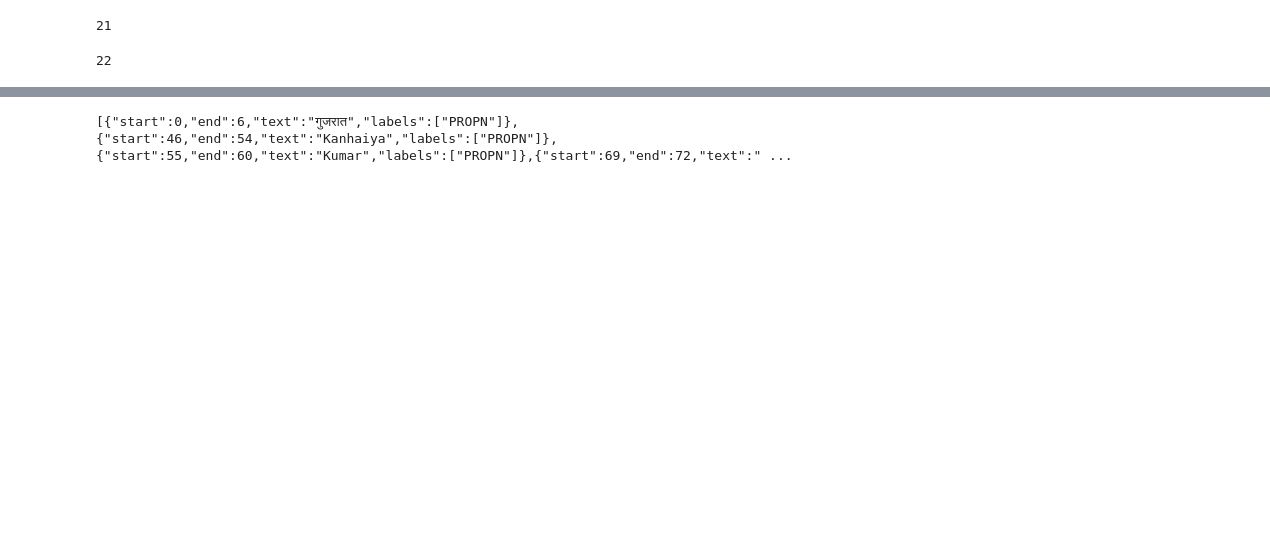
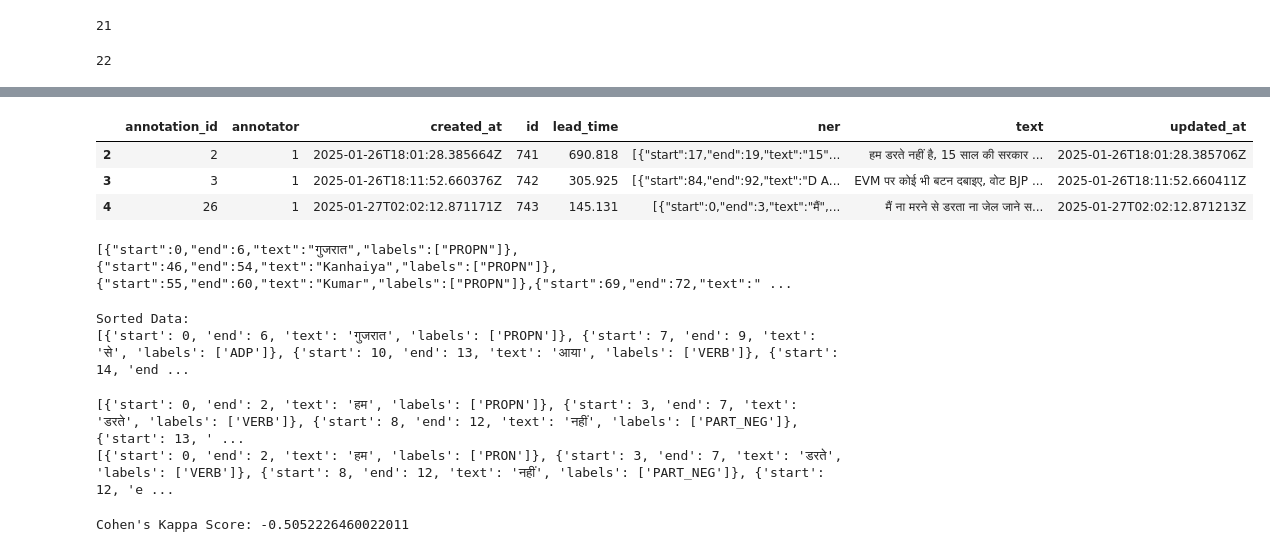
Before and after one commit to ShivanshGupta02/CS_203_Assignment3, a Jupyter notebook: TASK-3/CS_203_Assignment3_Task3.ipynb, the cells around one changed output, grey strips where cells are left out. Cells and saved outputs as stored; diff of their text form; code cells hidden in the pictures; blank space fills up the shorter version.

```diff
--- a/TASK-3/CS_203_Assignment3_Task3.ipynb
+++ b/TASK-3/CS_203_Assignment3_Task3.ipynb
@@ -128,4 +172,84 @@ len(jaya_nlp)
+# %%
+jaya_nlp.head(3)
+# %% [output]
+|  | annotation_id | annotator | created_at | id | lead_time | ner | text | updated_at |
+| 2 | 2 | 1 | 2025-01-26T18:01:28.385664Z | 741 | 690.818 | [{"start":17,"end":19,"text":"15"... | हम डरते नहीं है, 15 साल की सरकार ... | 2025-01-26T18:01:28.385706Z |
+| 3 | 3 | 1 | 2025-01-26T18:11:52.660376Z | 742 | 305.925 | [{"start":84,"end":92,"text":"D A... | EVM पर कोई भी बटन दबाइए, वोट BJP ... | 2025-01-26T18:11:52.660411Z |
+| 4 | 26 | 1 | 2025-01-27T02:02:12.871171Z | 743 | 145.131 | [{"start":0,"end":3,"text":"मैं",... | मैं ना मरने से डरता ना जेल जाने स... | 2025-01-27T02:02:12.871213Z |
 # %%
 print(shivansh_nlp['ner'][5])
 # %% [output]
 [{"start":0,"end":6,"text":"गुजरात","labels":["PROPN"]},{"start":46,"end":54,"text":"Kanhaiya","labels":["PROPN"]},{"start":55,"end":60,"text":"Kumar","labels":["PROPN"]},{"start":69,"end":72,"text":" ...
+# %%
+import json
+
+# Assuming shivansh_nlp['ner'][5] contains a string
+data = shivansh_nlp['ner'][5]
+
+# Convert the string to a Python list of dictionaries
+if isinstance(data, str):
+    data = json.loads(data)
+
+# Now sort the data by 'start'
+sorted_data = sorted(data, key=lambda x: x["start"])
+
+print("Sorted Data:")
+print(sorted_data)
+# %% [output]
+Sorted Data:
+[{'start': 0, 'end': 6, 'text': 'गुजरात', 'labels': ['PROPN']}, {'start': 7, 'end': 9, 'text': 'से', 'labels': ['ADP']}, {'start': 10, 'end': 13, 'text': 'आया', 'labels': ['VERB']}, {'start': 14, 'end ...
+# %%
+import json
+
+# Function to sort a list of dictionaries by 'start'
+def sort_ner(ner_entry):
+    # If the entry is a string, convert it to a Python list
+    if isinstance(ner_entry, str):
+        ner_entry = json.loads(ner_entry)
+    # Sort the list of dictionaries by the 'start' key
+    return sorted(ner_entry, key=lambda x: x["start"])
+
+# Apply the function to each element in the 'ner' column
+shivansh_nlp['ner'] = shivansh_nlp['ner'].apply(sort_ner)
+jaya_nlp['ner'] = jaya_nlp['ner'].apply(sort_ner)
+
+# Display the updated DataFrame
+print(shivansh_nlp['ner'][0])
+print(jaya_nlp['ner'][2])
+# %% [output]
+[{'start': 0, 'end': 2, 'text': 'हम', 'labels': ['PROPN']}, {'start': 3, 'end': 7, 'text': 'डरते', 'labels': ['VERB']}, {'start': 8, 'end': 12, 'text': 'नहीं', 'labels': ['PART_NEG']}, {'start': 13, ' ...
+[{'start': 0, 'end': 2, 'text': 'हम', 'labels': ['PRON']}, {'start': 3, 'end': 7, 'text': 'डरते', 'labels': ['VERB']}, {'start': 8, 'end': 12, 'text': 'नहीं', 'labels': ['PART_NEG']}, {'start': 12, 'e ...
+# %%
+import json
+from sklearn.metrics import cohen_kappa_score
+
+# Function to calculate Cohen's Kappa for two annotation datasets
+def calculate_kappa(shivansh_nlp, jaya_nlp):
+    shivansh_labels = []
+    jaya_labels = []
+
+    # Loop through each row of both datasets
+    for shiv_ner, jaya_ner in zip(shivansh_nlp["ner"], jaya_nlp["ner"]):
+        # Parse the `ner` JSON strings into lists of dictionaries
+
+
+        # Extract spans (start, end, and label) into sets for each annotator
+        shiv_set = {(entry["start"], entry["end"], entry["labels"][0]) for entry in shiv_ner}
+        jaya_set = {(entry["start"], entry["end"], entry["labels"][0]) for entry in jaya_ner}
+
+        # Create a union of spans to ensure we compare all annotations
+        all_spans = shiv_set.union(jaya_set)
+
+        # Encode presence/absence of each span as binary values
+        for span in all_spans:
+            shivansh_labels.append(1 if span in shiv_set else 0)
+            jaya_labels.append(1 if span in jaya_set else 0)
+
+    # Calculate Cohen's Kappa score
+    return cohen_kappa_score(shivansh_labels, jaya_labels)
+
+# Calculate Kappa
+kappa_score = calculate_kappa(shivansh_nlp, jaya_nlp)
+print(f"Cohen's Kappa Score: {kappa_score}")
+# %% [output]
+Cohen's Kappa Score: -0.5052226460022011
```
Also changed, not shown: parts of 8 cells of this notebook, 10 other files.
